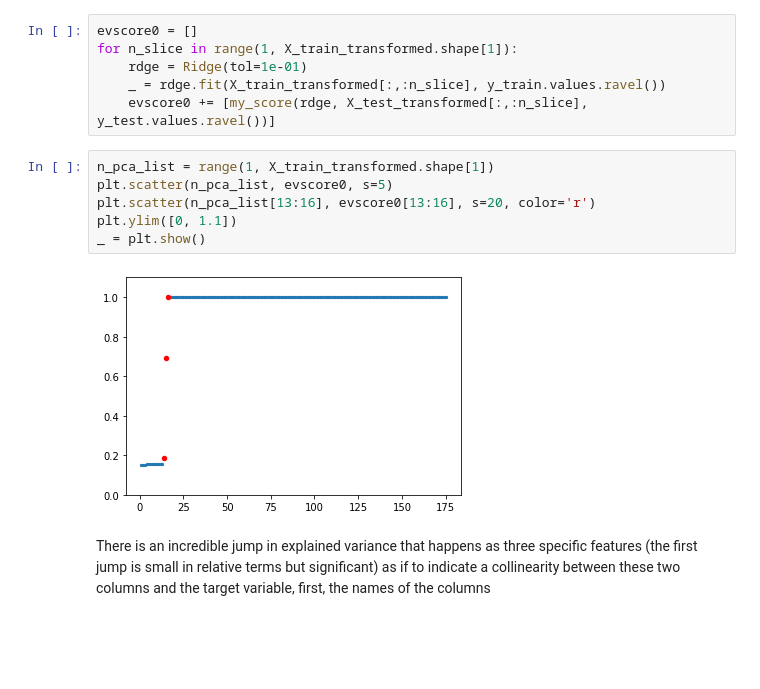
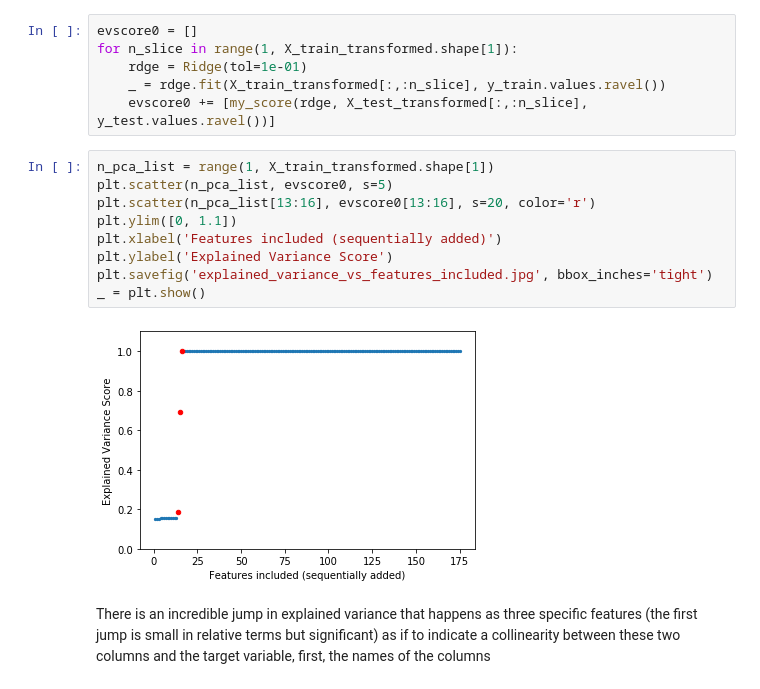
Before and after one commit to mgudorf/datsci, a Jupyter notebook: capstone1/notebooks/Lending_club_recovery_regression.ipynb, the cells around one changed output. Cells and saved outputs as stored; diff of their text form; blank space fills up the shorter version.

```diff
--- a/capstone1/notebooks/Lending_club_recovery_regression.ipynb
+++ b/capstone1/notebooks/Lending_club_recovery_regression.ipynb
@@ -656,11 +656,14 @@ for n_slice in range(1, X_train_transformed.shape[1]):
 # %%
 n_pca_list = range(1, X_train_transformed.shape[1])
 plt.scatter(n_pca_list, evscore0, s=5)
 plt.scatter(n_pca_list[13:16], evscore0[13:16], s=20, color='r')
 plt.ylim([0, 1.1])
+plt.xlabel('Features included (sequentially added)')
+plt.ylabel('Explained Variance Score')
+plt.savefig('explained_variance_vs_features_included.jpg', bbox_inches='tight')
 _ = plt.show()
 # %% [output]
-[figure, old version]
+[figure, new version]
 # %% [markdown]
 There is an incredible jump in explained variance that happens as three specific features (the first jump is small in relative terms but significant) as if to indicate a collinearity between these two columns and the target variable, first, the names of the columns
 # %%
```
Also changed, not shown: parts of 10 cells of this notebook, 7 other files.
